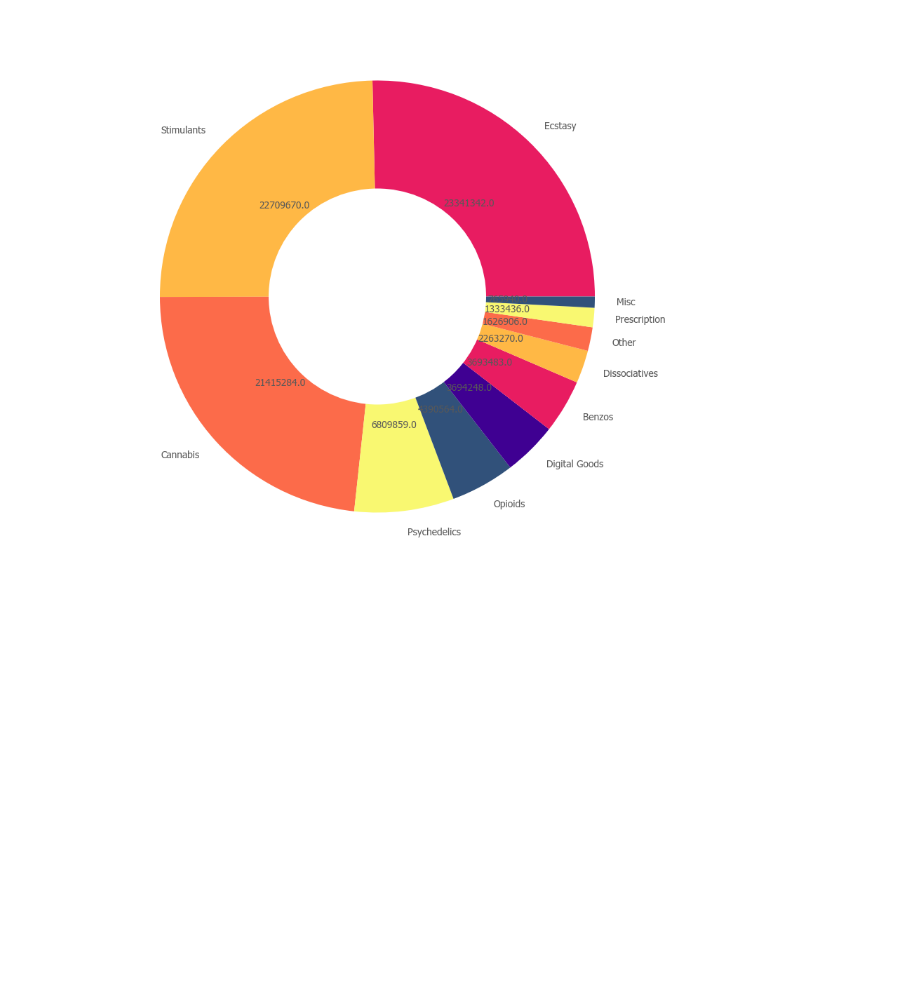
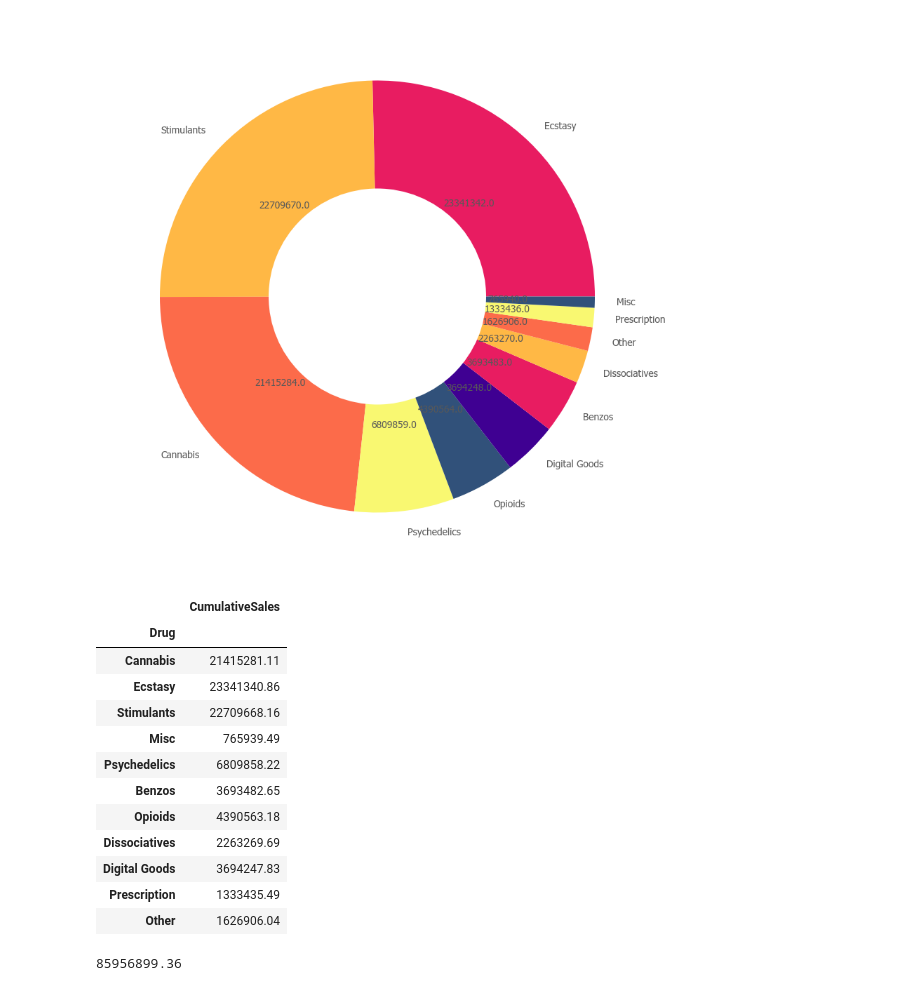
Before and after one commit to angelareplica/data-studio, a Jupyter notebook: code/05-dnm-drugs/silkroad2.ipynb, the cells around one changed output. Saved outputs shown, nothing was run; the diff lists cells and outputs as text; code cells hidden in the pictures; blank space fills up the shorter version.

```diff
--- a/code/05-dnm-drugs/silkroad2.ipynb
+++ b/code/05-dnm-drugs/silkroad2.ipynb
@@ -123,3 +123,24 @@ plt.savefig("silkroad2_sales.pdf")
 plt.show()
 # %% [output]
 [figure]
+# %%
+sales_df
+# %% [output]
+|  | CumulativeSales |
+| Drug |  |
+| Cannabis | 21415281.11 |
+| Ecstasy | 23341340.86 |
+| Stimulants | 22709668.16 |
+| Misc | 765939.49 |
+| Psychedelics | 6809858.22 |
+| Benzos | 3693482.65 |
+| Opioids | 4390563.18 |
+| Dissociatives | 2263269.69 |
+| Digital Goods | 3694247.83 |
+| Prescription | 1333435.49 |
+| Other | 1626906.04 |
+# %%
+# Silk Road 2 drug sales
+21415281.11 + 23341340.86 + 22709668.16 + 6809858.22 + 3693482.65 + 4390563.18 + 2263269.69 + 1333435.49
+# %% [output]
+85956899.36
```
Also changed, not shown: 2 other files.
